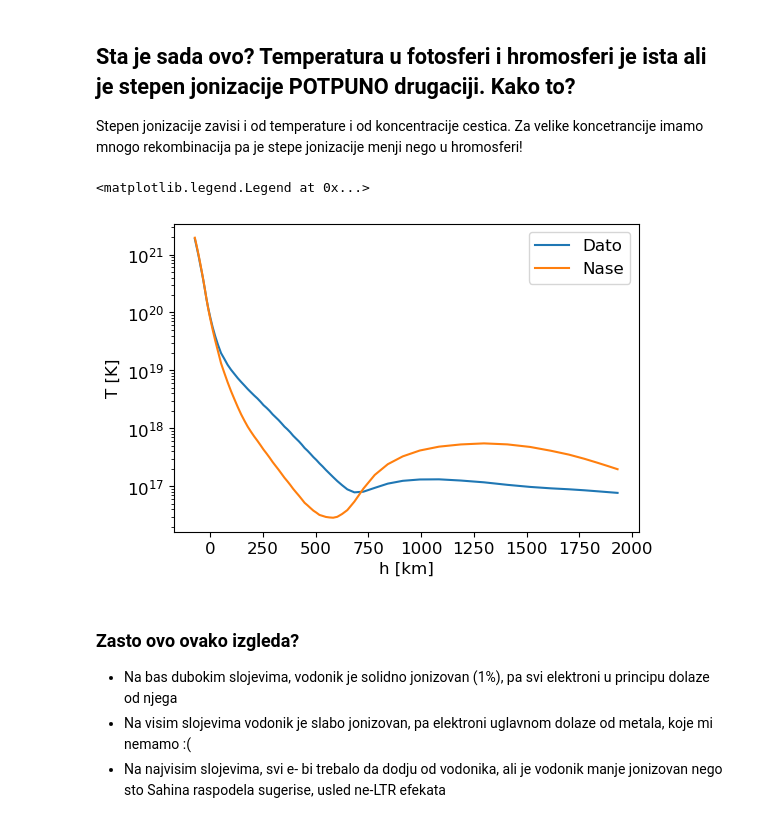
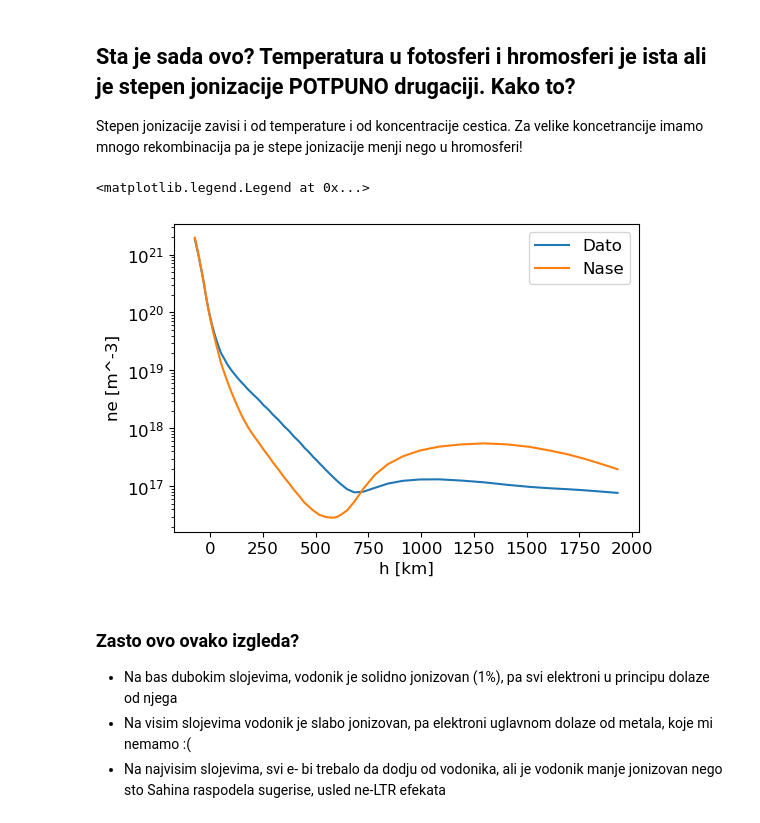
Before and after one commit to ivanzmilic/IAS_matf, a Jupyter notebook: predavanje_03_falc_continuum.ipynb, the cells around one changed output. Saved outputs shown, nothing was run; the diff lists cells and outputs as text; code cells hidden in the pictures.

```diff
--- a/predavanje_03_falc_continuum.ipynb
+++ b/predavanje_03_falc_continuum.ipynb
@@ -251,15 +252,15 @@ Stepen jonizacije zavisi i od temperature i od koncentracije cestica. Za velike
 # %%
 # Uporedimo nase ne, sa ne datim u modelu atmosfere
 ne = pe / 10.0 / k / T
 plt.figure(figsize=default_figsize)
 plt.semilogy(h, ne, label='Dato')
 plt.semilogy(h, ne_samo_H, label = 'Nase')
 plt.xlabel("h [km]")
-plt.ylabel("T [K]")
+plt.ylabel("ne [m^-3]")
 plt.legend()
 # %% [output]
 <matplotlib.legend.Legend at 0x...>
-[figure, old version]
+[figure, new version]
 # %% [markdown]
 ### Zasto ovo ovako izgleda?
 
```
Also changed, not shown: parts of 35 cells of this notebook.
